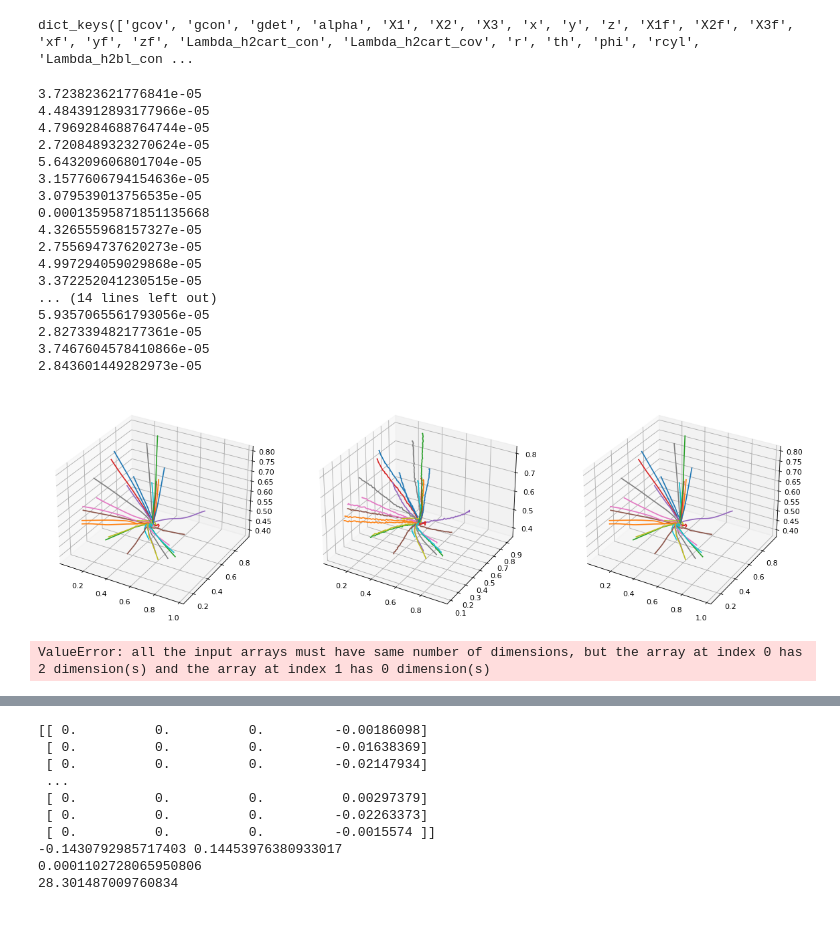
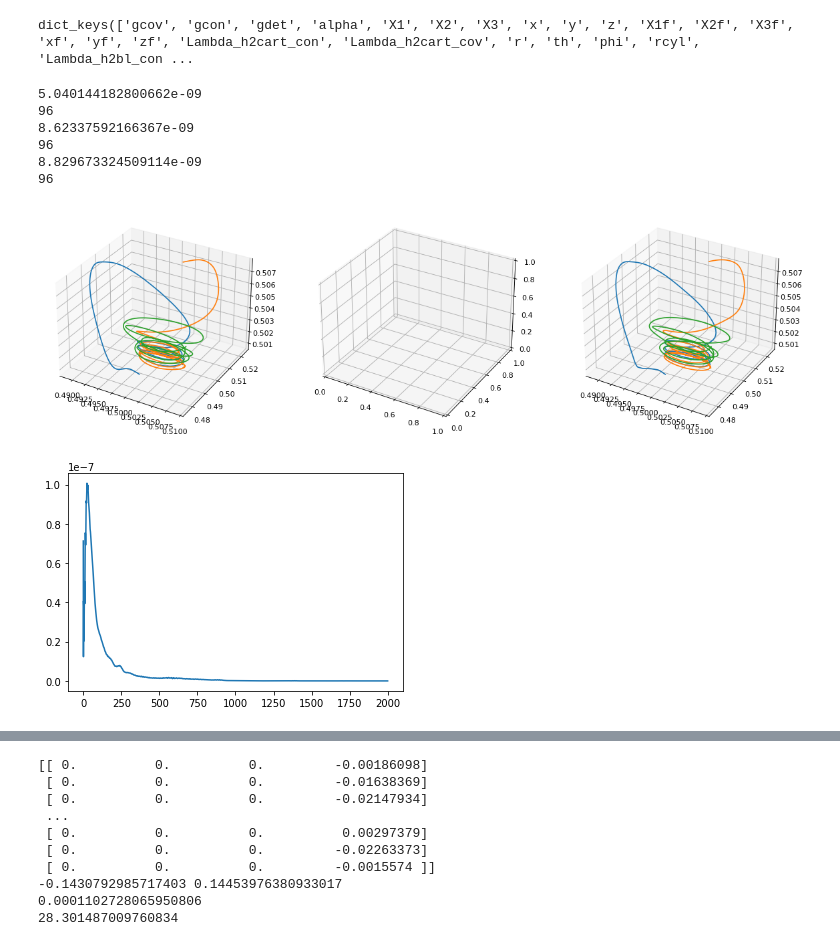
Before and after one commit to harviu/siren, a Jupyter notebook: test.ipynb, the cells around one changed output, grey strips where cells are left out. Drawn from its saved outputs; the diff is of its cells as text; code cells hidden in the pictures.

```diff
--- a/test.ipynb
+++ b/test.ipynb
@@ -34,8 +35,12 @@ def fit_spline(trace, length):
     trace = trace[:length,3:]
     k = 3
     n_knots = 100
-    t_input = [0.0] * k + np.linspace(0,1,n_knots- 2*k).tolist() + [1.0] * k
-    tcku, fp, ier, msg = splprep(trace.T, t=t_input, k = k, u=None, task=-1, full_output=True, quiet=True)
+    # t_input = [0.0] * k + np.linspace(0,0.1,(n_knots - 2*k)//2).tolist() + np.linspace(0.11, 1, (n_knots- 2*k)//2).tolist() + [1.0] * k
+    # t_input = [0.0] * k + np.linspace(0,1,n_knots - 2*k).tolist() + [1.0] * k
+    # tcku, fp, ier, msg = splprep(trace.T, t=t_input, k = k, task=-1, full_output=True, quiet=True)
+    spline = AKBSpline(trace, n_knots, k)
+    tcku = spline.tcku
+    fp = spline.fp
     tck, u = tcku
     return fp/length, tck, u
 # %%
@@ -43,58 +50,49 @@ spline = list(map(fit_spline,tra,length))
 # %%
 recon = np.load('output_spline.npy')
 fig = plt.figure(figsize=(18, 10), dpi=80)
 ax = fig.add_subplot(1,3,1,projection='3d')
 ax2 = fig.add_subplot(1,3,2,projection='3d')
 ax3 = fig.add_subplot(1,3,3,projection='3d')
 
-for i in range(0,30):
-    l = 2000
+for i in range(1000,1003):
+    l = 250
 
     phi = np.linspace(0, 2*np.pi, l)
     x = np.sin(phi)
     y = np.cos(phi)
     rgb_cycle = np.vstack((            # Three sinusoids
         .5*(1.+np.cos(phi          )), # scaled to [0,1]
         .5*(1.+np.cos(phi+2*np.pi/3)), # 120° phase shifted.
         .5*(1.+np.cos(phi-2*np.pi/3)))).T # Shape = (60,3)
 
     err, tck, u = spline[i]
+    print(err)
     t,c,k = tck
+    print(len(c[0]))
     new_points = splev(u, tck)
     # ax.scatter(new_points[0][:l], new_points[1][:l], new_points[2][:l], '.',c=rgb_cycle)
     ax.plot(new_points[0][:l],new_points[1][:l],new_points[2][:l])
 
-    new_c = recon[i].T
-    error = ((new_c - np.array(c)) ** 2).mean()
-    new_tck = [t,new_c,k]
-    print(error)
+    # new_c = recon[i].T
+    # error = ((new_c - np.array(c)) ** 2).mean()
+    # new_tck = [t,new_c,k]
+    # print(error)
 
-    new_points = splev(u, new_tck)
-    # ax2.scatter(new_points[0][:l], new_points[1][:l], new_points[2][:l], '.',c=rgb_cycle)
-    ax2.plot(new_points[0][:l],new_points[1][:l],new_points[2][:l])
+    # new_points = splev(u, new_tck)
+    # # ax2.scatter(new_points[0][:l], new_points[1][:l], new_points[2][:l], '.',c=rgb_cycle)
+    # ax2.plot(new_points[0][:l],new_points[1][:l],new_points[2][:l])
 
     trace = tra[i,:length[i],3:]
     # ax3.scatter(trace[:l,0], trace[:l,1], trace[:l,2], 'o',c=rgb_cycle)
     ax3.plot(trace[:l,0], trace[:l,1], trace[:l,2])
 # %% [output]
-3.723823621776841e-05
-4.4843912893177966e-05
-4.7969284688764744e-05
-2.7208489323270624e-05
-5.643209606801704e-05
-3.1577606794154636e-05
-3.079539013756535e-05
-0.00013595871851135668
-4.326555968157327e-05
-2.755694737620273e-05
-4.997294059029868e-05
-3.372252041230515e-05
-... (14 lines left out)
-5.9357065561793056e-05
-2.827339482177361e-05
-3.7467604578410866e-05
-2.843601449282973e-05
+5.040144182800662e-09
+96
+8.62337592166367e-09
+96
+8.829673324509114e-09
+96
-[figure, old version]
+[figure, new version]
 # %%
 #prepare training
 data = np.zeros((len(tra),96+1,3),dtype=np.float32)
@@ -103,7 +101,22 @@ for i, trace in enumerate(tra):
     c = np.array(spline[i][1][1]).T
     d = np.concatenate([start_particle[None,:],c],axis=0)
     data[i] = d
-np.save('spline.npy',data)
+np.save('spline_training.npy',data)
-# %% [output]
-ValueError: all the input arrays must have same number of dimensions, but the array at index 0 has 2 dimension(s) and the array at index 1 has 0 dimension(s)
+# %%
+error, tck, u = zip(*spline)
+ave_e = np.zeros((length.max()))
+mask = np.zeros((length.max()),dtype=int)
+for i,uu in enumerate(u):
+    new_points = splev(uu, tck[i])
+    new_points = np.array(new_points)
+    trace = tra[i,:length[i],3:]
+    e = ((new_points.T - trace) ** 2).sum(1)
+    ave_e[:len(e)] += e
+    mask[:len(e)] += 1
+ave_e /= mask
+
+plt.plot(np.arange(len(ave_e)),ave_e)
+plt.show()
+# %% [output]
+[figure, added]
 # %%
```
Also changed, not shown: parts of 3 cells of this notebook, 2 other files.
